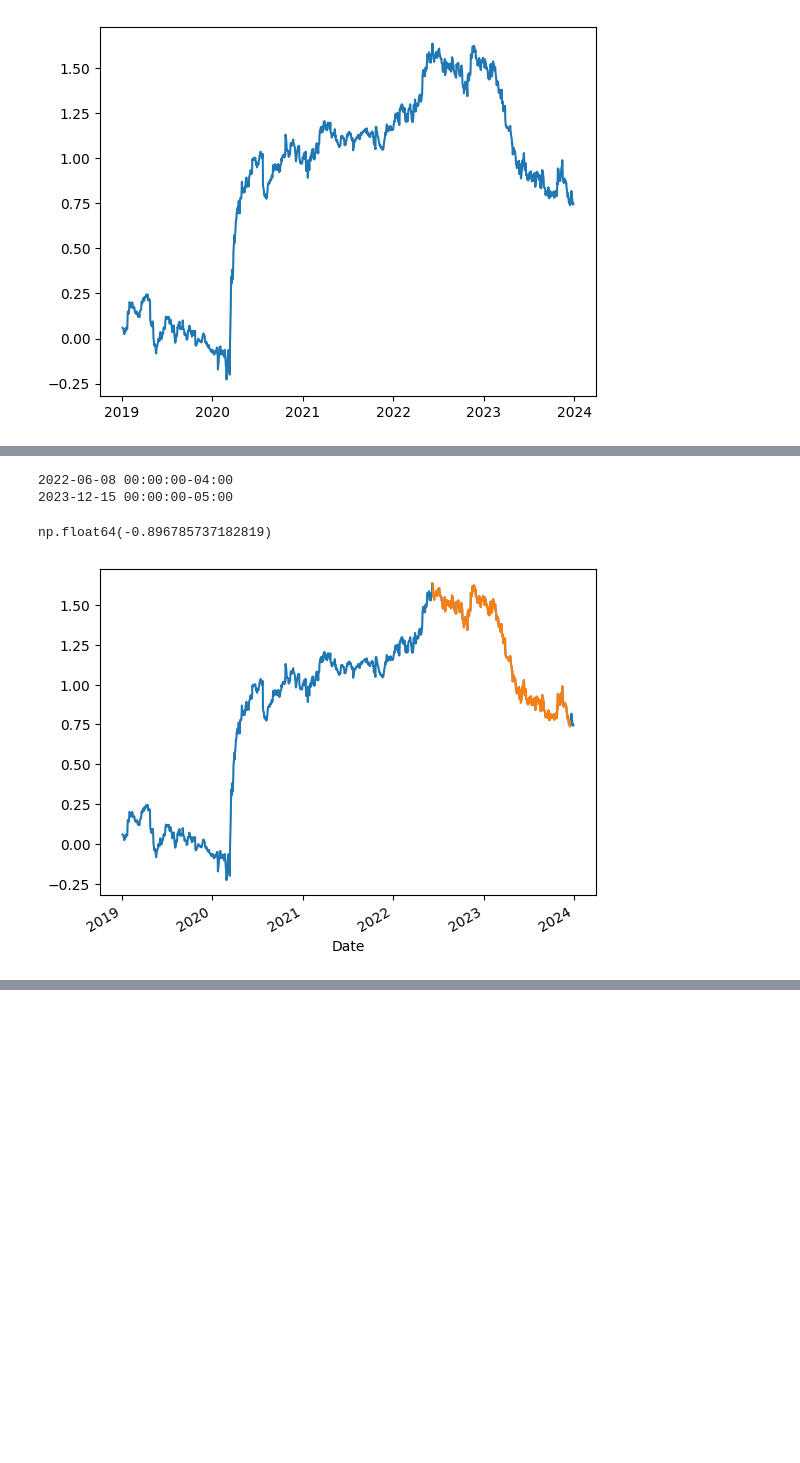
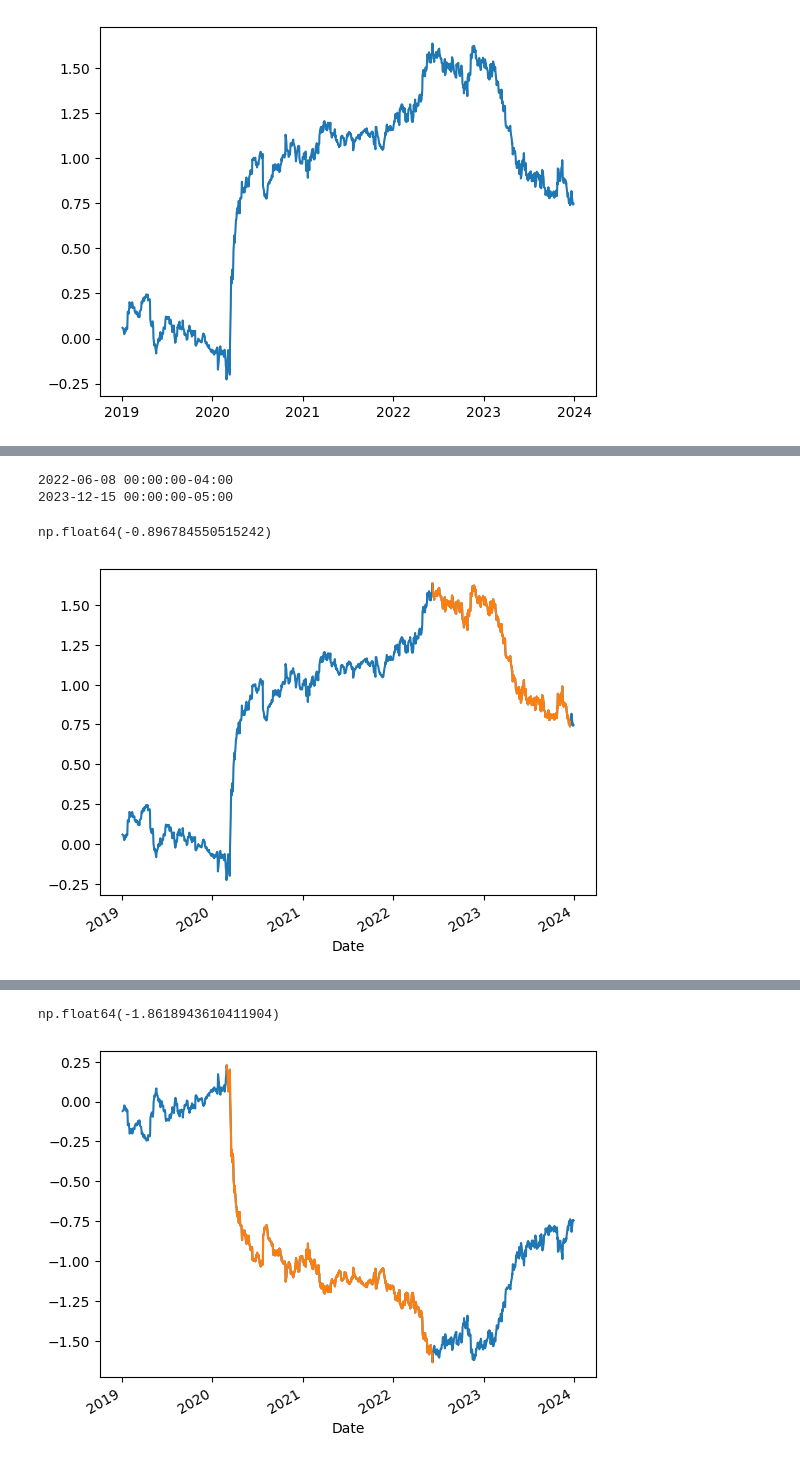
Before and after one commit to adityakella/signal_based, a Jupyter notebook: main.ipynb, the cells around one changed output, grey strips where cells are left out. Drawn from its saved outputs; the diff is of its cells as text; code cells hidden in the pictures; blank space fills up the shorter version.

```diff
--- a/main.ipynb
+++ b/main.ipynb
@@ -28,7 +73,10 @@ win_rate:0.4984101748807631
 # %%
-max_drawdown(stock.data)
+max_drawdown(stock.data, strategyname.MEAN_REVERSION)
 # %% [output]
 2022-06-08 00:00:00-04:00
 2023-12-15 00:00:00-05:00
-np.float64(-0.896785737182819)
+np.float64(-0.896784550515242)
 [figure]
+# %%
+max_drawdown(stock.data, strategyname.TREND_FOLLOWING)
+# %% [output]
@@ -34,0 +85,2 @@ np.float64(-0.896785737182819)
+np.float64(-1.8618943610411904)
+[figure, added]
```
Also changed, not shown: parts of 10 cells of this notebook, 6 other files.
